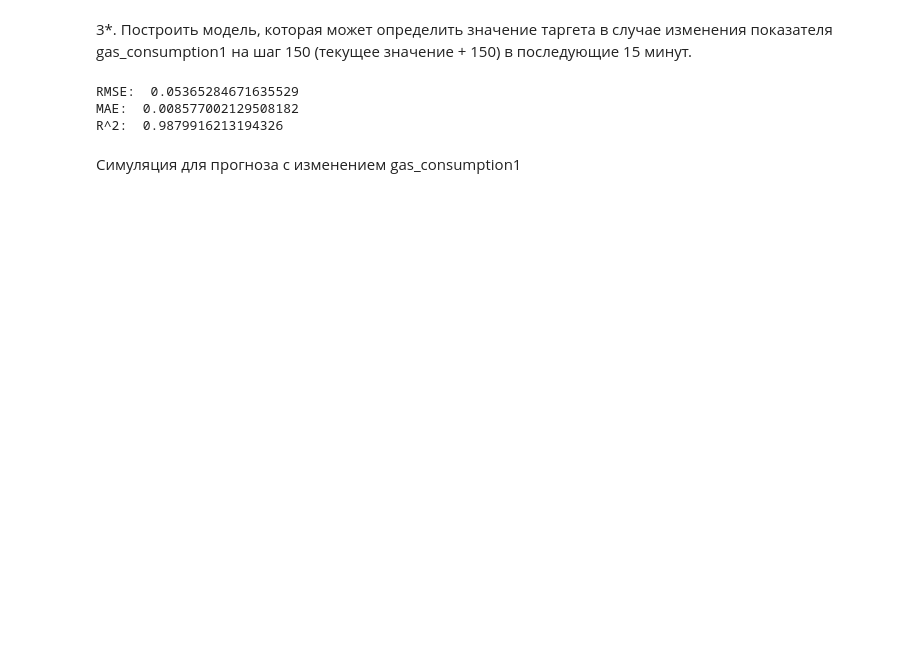
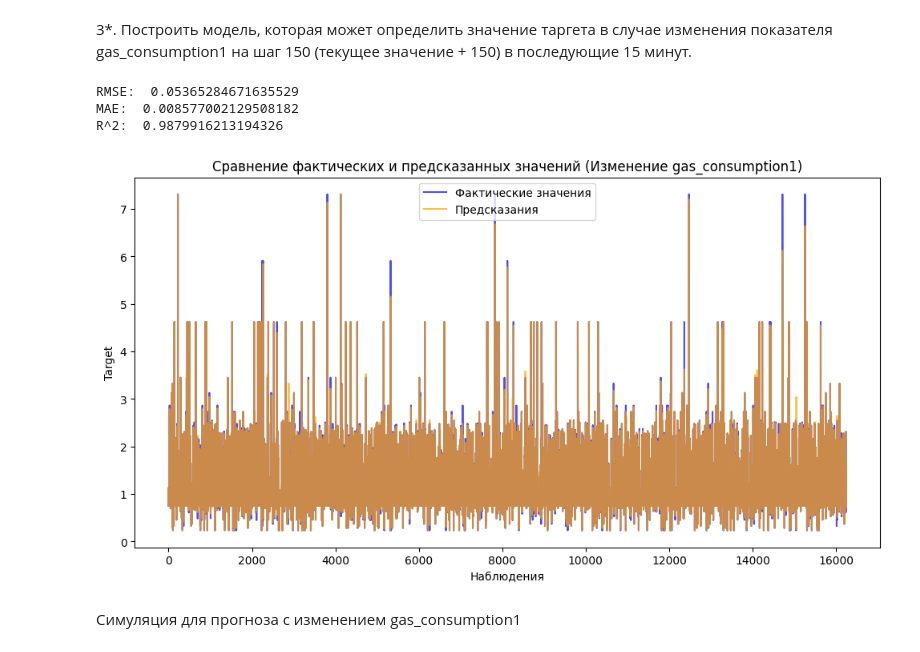
Before and after one commit to standardPrimitive/HW_VIRTUAL_SENSOR, a Jupyter notebook: HW_Virtusl_Sensor.ipynb, the cells around one changed output. Saved outputs shown, nothing was run; the diff lists cells and outputs as text; code cells hidden in the pictures; blank space fills up the shorter version.

```diff
--- a/HW_Virtusl_Sensor.ipynb
+++ b/HW_Virtusl_Sensor.ipynb
@@ -263,10 +291,10 @@ X_train_gas, X_test_gas, y_train_gas, y_test_gas = train_test_split(
 
 # Обучение модели для прогноза
 forecast_model_gas_consumption1_changed = RandomForestRegressor(random_state=42, n_estimators=50)
-forecast_model_gas_consumption1_changed.fit(X_train_mod, y_train_mod)
+forecast_model_gas_consumption1_changed.fit(X_train_gas, y_train_gas)
 
 # Предсказание с учетом изменений
-y_pred_gas_consumption1_changed = forecast_model_gas_consumption1_changed.predict(X_test_mod)
+y_pred_gas_consumption1_changed = forecast_model_gas_consumption1_changed.predict(X_test_gas)
 # %%
 # Оценка модели
 rmse_gas_consumption1_changed = np.sqrt(mean_squared_error(y_test_gas, y_pred_gas_consumption1_changed))
@@ -279,6 +307,18 @@ print("R^2: ", r2_gas_consumption1_changed)
 RMSE:  0.05365284671635529
 MAE:  0.008577002129508182
 R^2:  0.9879916213194326
+# %%
+# Построение графика сравнения фактических и предсказанных значений
+plt.figure(figsize=(12, 6))
+plt.plot(y_test_gas.reset_index(drop=True), label="Фактические значения", alpha=0.7, color='blue')
+plt.plot(y_pred_gas_consumption1_changed, label="Предсказания", alpha=0.7, color='orange')
+plt.title("Сравнение фактических и предсказанных значений (Изменение gas_consumption1)")
+plt.xlabel("Наблюдения")
+plt.ylabel("Target")
+plt.legend()
+plt.show()
+# %% [output]
+[figure, added]
 # %% [markdown]
 Симуляция для прогноза с изменением gas_consumption1
 # %%
```
Also changed, not shown: parts of 6 cells of this notebook.
